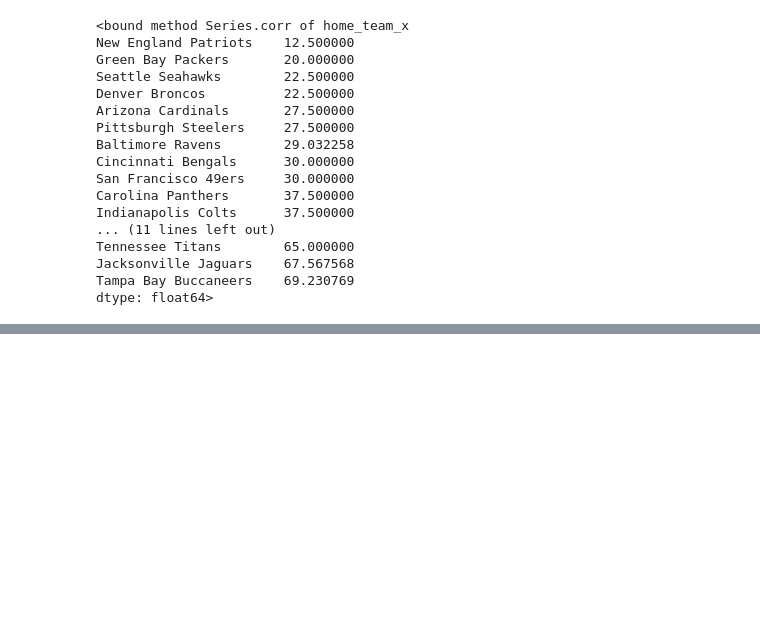
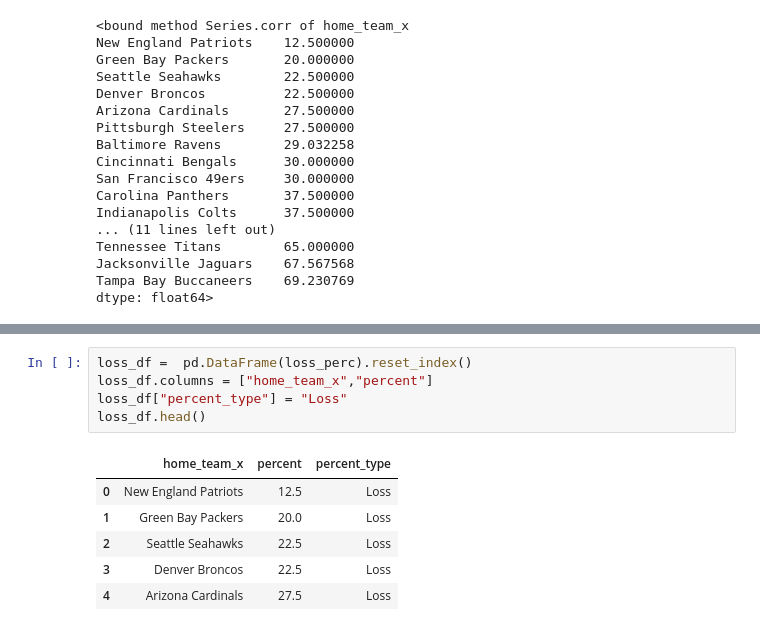
Before and after one commit to EmanPresley/SMU-Project-1-NFL-Arrests, a Jupyter notebook: Eman_work/Eman_work.ipynb, the cells around one changed output, grey strips where cells are left out. Drawn from its saved outputs; the diff is of its cells as text; blank space fills up the shorter version.

```diff
--- a/Eman_work/Eman_work.ipynb
+++ b/Eman_work/Eman_work.ipynb
@@ -306,0 +259,12 @@ The correlation of Home Wins to Home Losses is -1.0. There is no correlaton to h
+# %%
+loss_df =  pd.DataFrame(loss_perc).reset_index()
+loss_df.columns = ["home_team_x","percent"]
+loss_df["percent_type"] = "Loss"
+loss_df.head()
+# %% [output]
+|  | home_team_x | percent | percent_type |
+| 0 | New England Patriots | 12.5 | Loss |
+| 1 | Green Bay Packers | 20.0 | Loss |
+| 2 | Seattle Seahawks | 22.5 | Loss |
+| 3 | Denver Broncos | 22.5 | Loss |
+| 4 | Arizona Cardinals | 27.5 | Loss |
```
Also changed, not shown: parts of 8 cells of this notebook.
